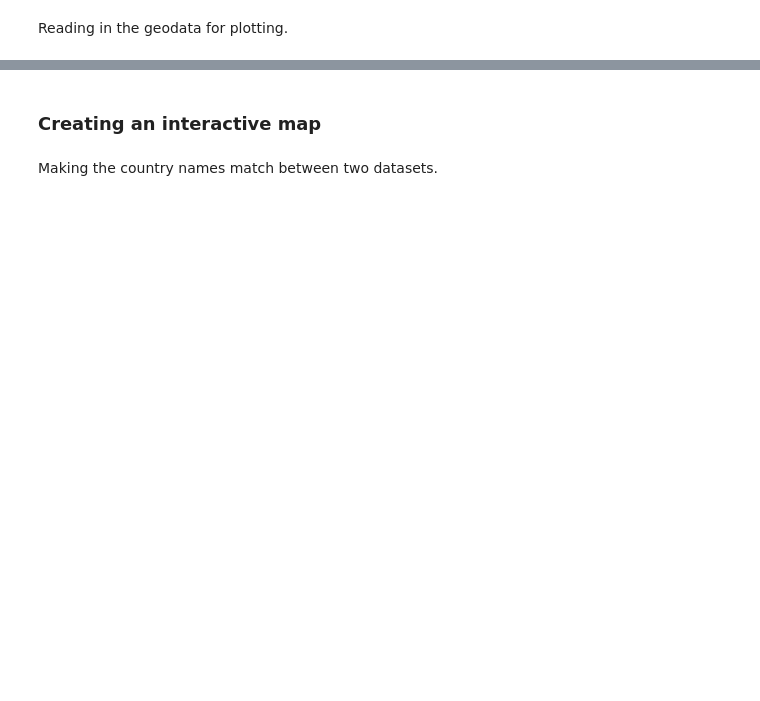
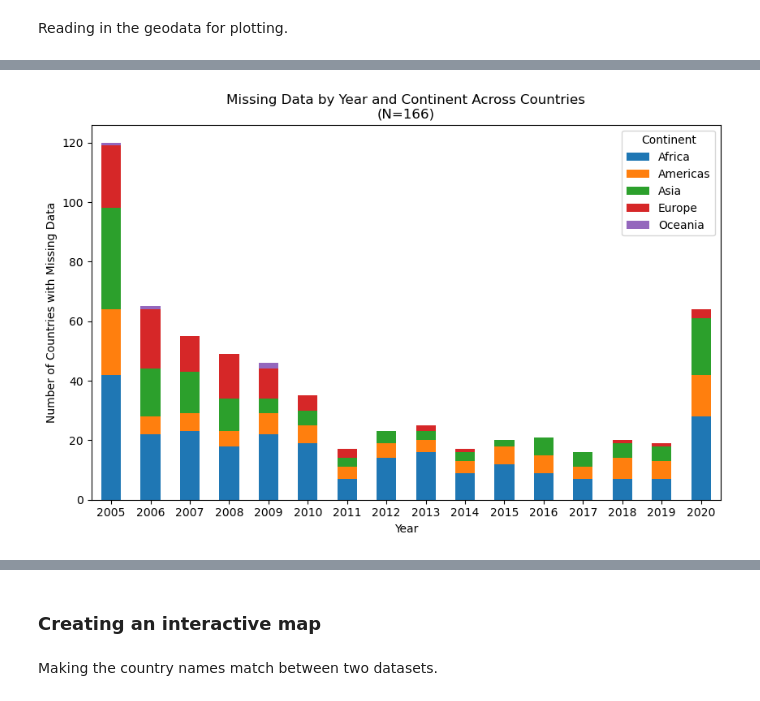
Before and after one commit to khtamkivi/DDS_project_2023, a Jupyter notebook: EDA_Karl.ipynb, the cells around one changed output, grey strips where cells are left out. Drawn from its saved outputs; the diff is of its cells as text; code cells hidden in the pictures; blank space fills up the shorter version.

```diff
--- a/EDA_Karl.ipynb
+++ b/EDA_Karl.ipynb
@@ -54,0 +113,2 @@ countries.head()
+# %%
+countries = gpd.read_file('world-administrative-boundaries/world-administrative-boundaries.shp')
@@ -54,0 +126,11 @@ countries.head()
+# %%
+years_missing_df = pd.merge(years_missing_df, countries[['name','continent', 'region']], left_on='country', right_on='name', how='left').drop(columns=['name'])
+# %%
+years_missing_df_long = years_missing_df.melt(id_vars=['country', 'continent', 'region'],
+                  var_name='year',
+                  value_name='missing')
+
+#Now, group by year and continent, summing the missing values
+years_missing_df_grouped = years_missing_df_long.groupby(['year', 'continent']).sum().reset_index()
+
+years_missing_df_pivot = years_missing_df_grouped.pivot(index='year', columns='continent', values='missing')
@@ -54,0 +158,15 @@ countries.head()
+# %%
+plt.figure(figsize=(10, 6))
+years_missing_df_pivot.plot(kind='bar', stacked=True, ax=plt.gca())
+
+# Adjust x-tick labels to remove 'missing_' prefix and rotate if necessary
+plt.gca().set_xticklabels([label.replace('missing_', '') for label in years_missing_df_pivot.index], rotation=0)
+
+plt.xlabel('Year')
+plt.ylabel('Number of Countries with Missing Data')
+plt.title('Missing Data by Year and Continent Across Countries\n(N=166)')
+
+plt.legend(title='Continent')
+plt.show()
+# %% [output]
+[figure, added]
```
Also changed, not shown: parts of 27 cells of this notebook.
